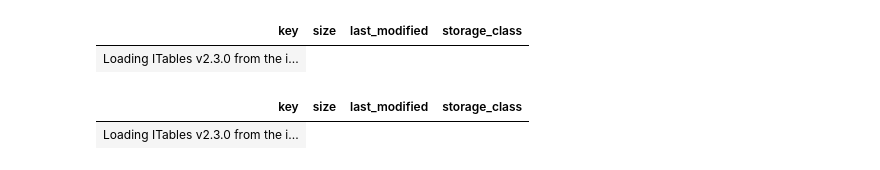
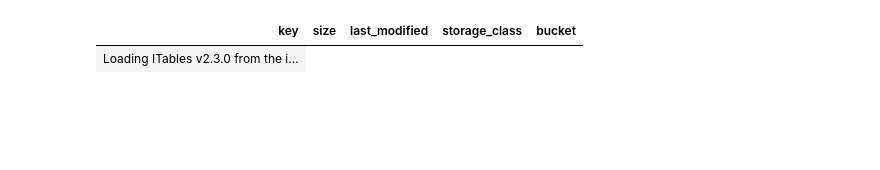
Before and after one commit to JackKCWong/s3nb, a Jupyter notebook: s3nb.ipynb, the cells around one changed output. Drawn from its saved outputs; the diff is of its cells as text; code cells hidden in the pictures; blank space fills up the shorter version.

```diff
--- a/s3nb.ipynb
+++ b/s3nb.ipynb
@@ -13,10 +11,5 @@ import s3df
 # %%
-%df dir=s3.ls('/test-bucket1/rootdir/langchain/.git/')
+s3.ls('/test-bucket1/rootdir', depth=3)
 # %% [output]
-| key | size | last_modified | storage_class |
+| key | size | last_modified | storage_class | bucket |
 | Loading ITables v2.3.0 from the i... |
-# %%
-dir
-# %% [output]
-| key | size | last_modified | storage_class |
-| Loading ITables v2.3.0 from the i... |
```
Also changed, not shown: parts of 1 cell of this notebook, 1 other file.
